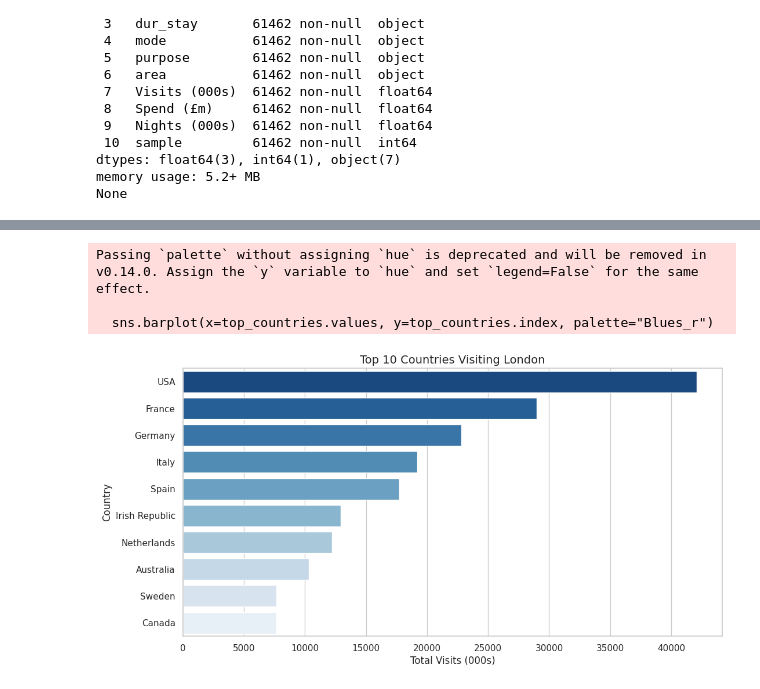
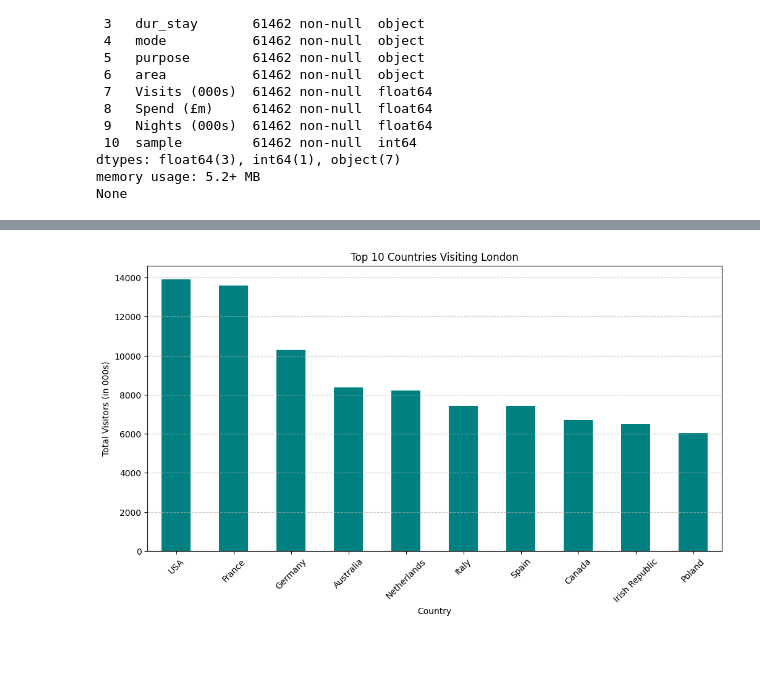
Before and after one commit to narender5162/Project-Data-science-imp, a Jupyter notebook: Project_Data_Science_impo.ipynb, the cells around one changed output, grey strips where cells are left out. Saved outputs shown, nothing was run; the diff lists cells and outputs as text; code cells hidden in the pictures; blank space fills up the shorter version.

```diff
--- a/Project_Data_Science_impo.ipynb
+++ b/Project_Data_Science_impo.ipynb
@@ -137,0 +126,23 @@ df.to_csv(cleaned_file_path, index=False)
+# %%
+# Calculate IQR for numerical columns (ensure columns exist)
+numeric_cols = ['visits_000s', 'spend_m', 'nights_000s']
+numeric_cols = [col for col in numeric_cols if col in df.columns]  # Ensure all columns exist
+if numeric_cols:
+    Q1 = df[numeric_cols].quantile(0.25)
+    Q3 = df[numeric_cols].quantile(0.75)
+    IQR = Q3 - Q1
+
+    # Define outlier thresholds
+    lower_bound = Q1 - 1.5 * IQR
+    upper_bound = Q3 + 1.5 * IQR
+
+    # Identify outlier rows
+    outliers = df[(df[numeric_cols] < lower_bound) | (df[numeric_cols] > upper_bound)].any(axis=1)
+    outlier_data = df[outliers]
+
+    # Define file path for exporting outliers
+    outliers_file_path = "outliers_data.csv"
+    outlier_data.to_csv(outliers_file_path, index=False)
+    print(f"Outliers saved successfully as {outliers_file_path}")
+else:
+    print("No valid numeric columns found for outlier detection.")
@@ -137,0 +188,4 @@ df.to_csv(cleaned_file_path, index=False)
+# %%
+# Apply Winsorization (Capping outliers column-wise)
+for col in numeric_cols:
+    df[col] = df[col].clip(lower=lower_bound[col], upper=upper_bound[col])
@@ -214,14 +256,17 @@ plt.show()
 # %%
-#Top 10 Visitor Countries
-top_countries = df.groupby("market")["visits_000s"].sum().nlargest(10)
+# Top 10 Countries Visiting London
+top_countries_fixed = df.groupby("market", observed=False)["visits_000s"].sum().nlargest(10)
+
+# Generating the bar chart
 plt.figure(figsize=(12, 6))
-sns.barplot(x=top_countries.values, y=top_countries.index, palette="Blues_r")
-plt.title("Top 10 Countries Visiting London", fontsize=14)
-plt.xlabel("Total Visits (000s)", fontsize=12)
-plt.ylabel("Country", fontsize=12)
+top_countries_fixed.plot(kind="bar", color="teal")
+plt.title(" Top 10 Countries Visiting London ")
+plt.xlabel("Country")
+plt.ylabel("Total Visitors (in 000s)")
+plt.xticks(rotation=45)
+plt.grid(axis='y', linestyle='--', alpha=0.7)
+
+# Show the  visualization
 plt.show()
 # %% [output]
-Passing `palette` without assigning `hue` is deprecated and will be removed in v0.14.0. Assign the `y` variable to `hue` and set `legend=False` for the same effect.
-
-  sns.barplot(x=top_countries.values, y=top_countries.index, palette="Blues_r")
-[figure, old version]
+[figure, new version]
```
Also changed, not shown: parts of 36 cells of this notebook.
